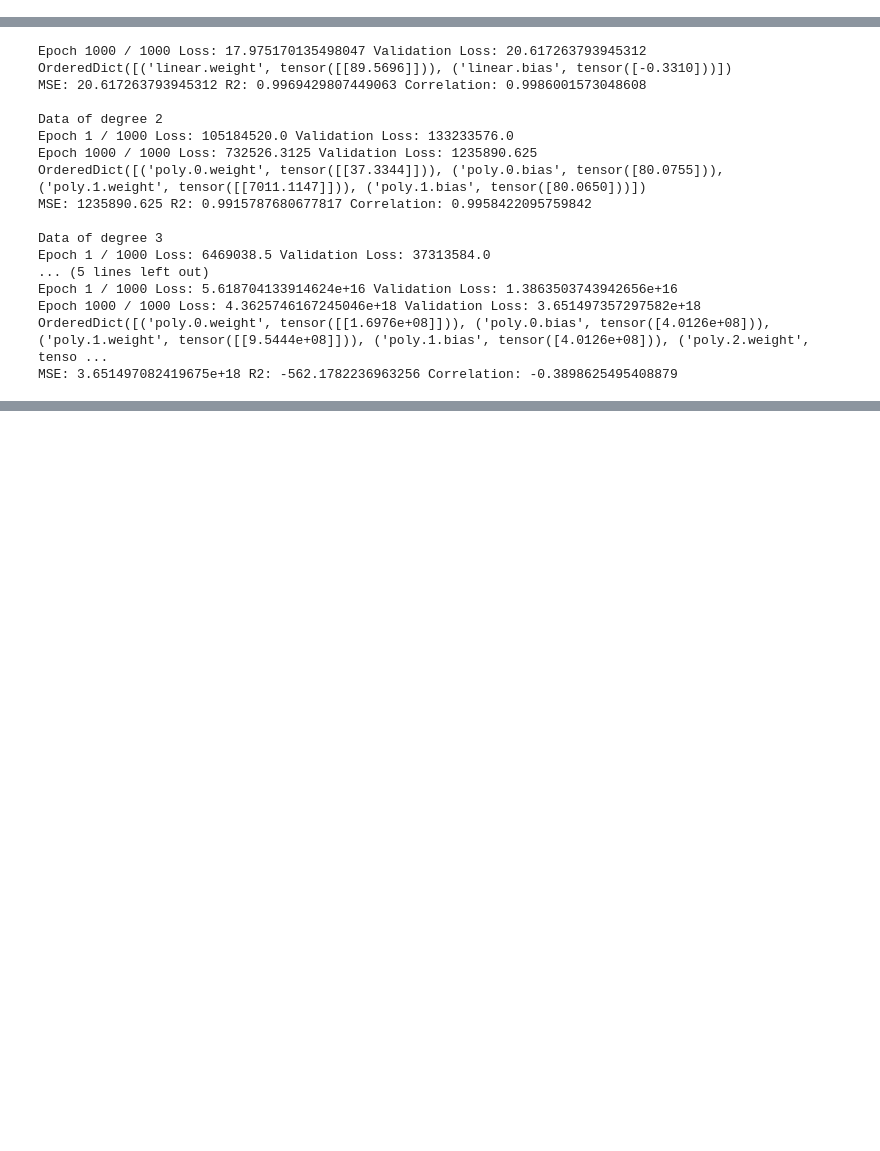
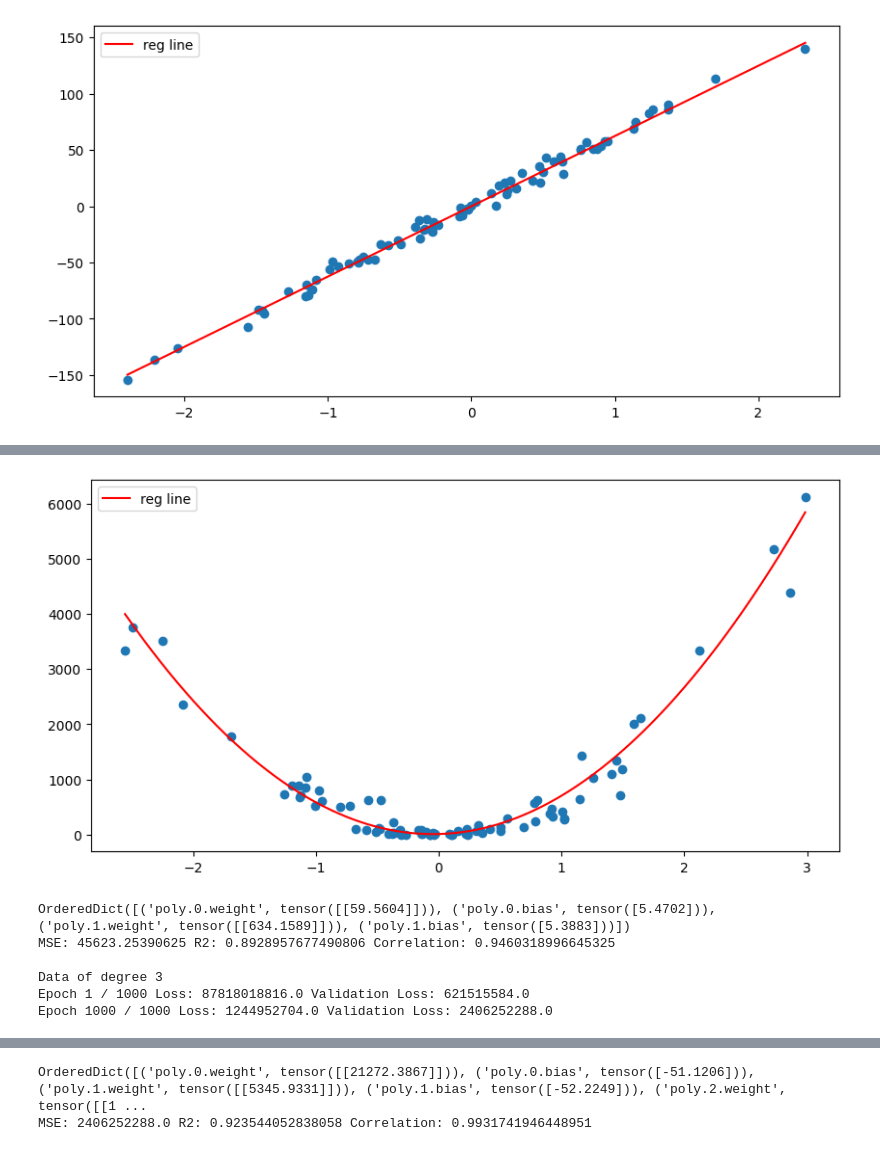
Before and after one commit to radualexe32/regGPT, a Jupyter notebook: notebooks/regression_demo.ipynb, the cells around one changed output, grey strips where cells are left out. Drawn from its saved outputs; the diff is of its cells as text; code cells hidden in the pictures; blank space fills up the shorter version.

Commit message:
line graphs for reg notebook

```diff
--- a/notebooks/regression_demo.ipynb
+++ b/notebooks/regression_demo.ipynb
@@ -7,7 +7,7 @@ from train_regression import *
 REG_TYPE = "linear"
 
 try:
-    for i in range(5):
+    for i in range(1, 4):
         if i > 1:
             REG_TYPE = "polynomial"
 
@@ -23,0 +25 @@ Epoch 1 / 1000 Loss: 2.8034815788269043 Validation Loss: 3.724139451980591
+[figure, added]
@@ -30,17 +32,7 @@ Epoch 1 / 1000 Loss: 7397.603515625 Validation Loss: 6507.7529296875
+[figure, added]
-Epoch 1000 / 1000 Loss: 17.975170135498047 Validation Loss: 20.617263793945312
-OrderedDict([('linear.weight', tensor([[89.5696]])), ('linear.bias', tensor([-0.3310]))])
-MSE: 20.617263793945312 R2: 0.9969429807449063 Correlation: 0.9986001573048608
-
-Data of degree 2
-Epoch 1 / 1000 Loss: 105184520.0 Validation Loss: 133233576.0
-Epoch 1000 / 1000 Loss: 732526.3125 Validation Loss: 1235890.625
-OrderedDict([('poly.0.weight', tensor([[37.3344]])), ('poly.0.bias', tensor([80.0755])), ('poly.1.weight', tensor([[7011.1147]])), ('poly.1.bias', tensor([80.0650]))])
-MSE: 1235890.625 R2: 0.9915787680677817 Correlation: 0.9958422095759842
+OrderedDict([('poly.0.weight', tensor([[59.5604]])), ('poly.0.bias', tensor([5.4702])), ('poly.1.weight', tensor([[634.1589]])), ('poly.1.bias', tensor([5.3883]))])
+MSE: 45623.25390625 R2: 0.8928957677490806 Correlation: 0.9460318996645325
 
 Data of degree 3
-Epoch 1 / 1000 Loss: 6469038.5 Validation Loss: 37313584.0
-... (5 lines left out)
-Epoch 1 / 1000 Loss: 5.618704133914624e+16 Validation Loss: 1.3863503743942656e+16
-Epoch 1000 / 1000 Loss: 4.3625746167245046e+18 Validation Loss: 3.651497357297582e+18
-OrderedDict([('poly.0.weight', tensor([[1.6976e+08]])), ('poly.0.bias', tensor([4.0126e+08])), ('poly.1.weight', tensor([[9.5444e+08]])), ('poly.1.bias', tensor([4.0126e+08])), ('poly.2.weight', tenso ...
-MSE: 3.651497082419675e+18 R2: -562.1782236963256 Correlation: -0.3898625495408879
+Epoch 1 / 1000 Loss: 87818018816.0 Validation Loss: 621515584.0
+Epoch 1000 / 1000 Loss: 1244952704.0 Validation Loss: 2406252288.0
@@ -46,0 +40,2 @@ MSE: 3.651497082419675e+18 R2: -562.1782236963256 Correlation: -0.38986254954088
+OrderedDict([('poly.0.weight', tensor([[21272.3867]])), ('poly.0.bias', tensor([-51.1206])), ('poly.1.weight', tensor([[5345.9331]])), ('poly.1.bias', tensor([-52.2249])), ('poly.2.weight', tensor([[1 ...
+MSE: 2406252288.0 R2: 0.923544052838058 Correlation: 0.9931741946448951
```
Also changed, not shown: parts of 1 cell of this notebook.
